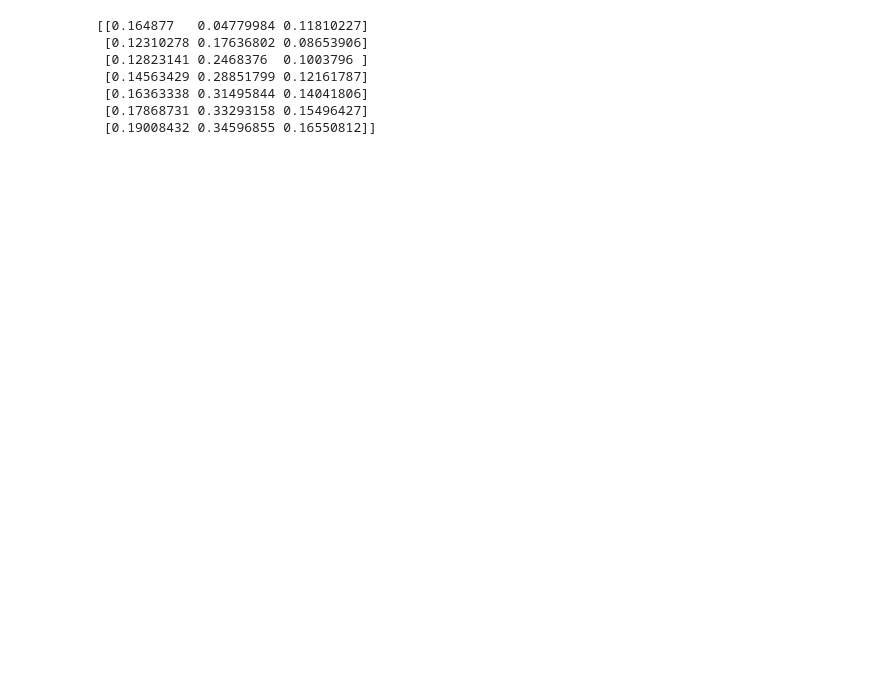
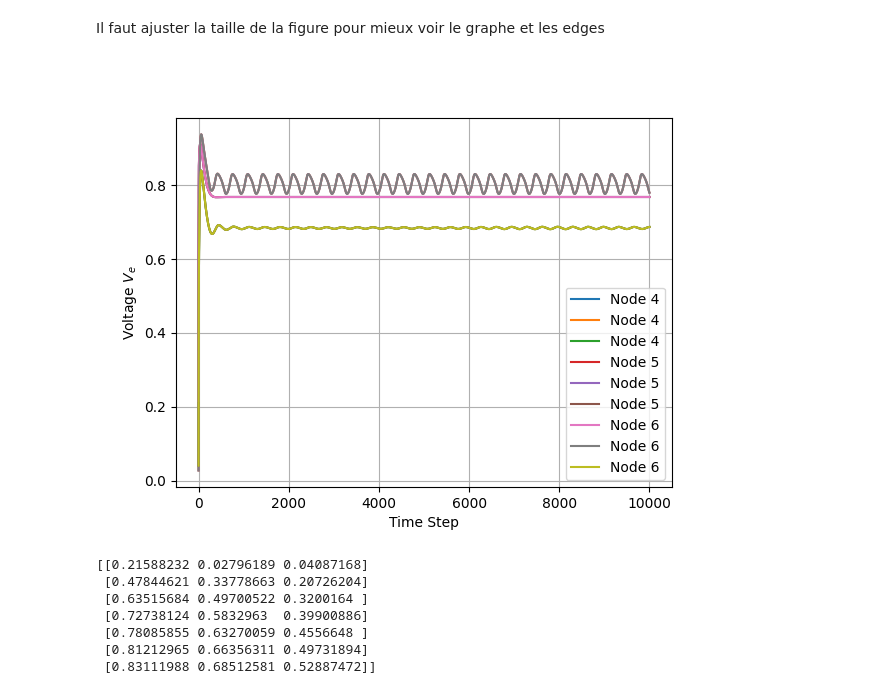
Before and after one commit to ENSLProjects/Numerical_Project, a Jupyter notebook: run/notebook/ToyProblemFN.ipynb, the cells around one changed output. Saved outputs shown, nothing was run; the diff lists cells and outputs as text; code cells hidden in the pictures; blank space fills up the shorter version.

```diff
--- a/run/notebook/ToyProblemFN.ipynb
+++ b/run/notebook/ToyProblemFN.ipynb
@@ -21,7 +25,7 @@ N_nodes = 1000
 std = 0.25
 mean = 0.0
 (xmax, ymax) = (10.0, 10.0)
-f = 0.7 # mean of the poisson of passive nodes per active node
+f = 3 # mean of the poisson of passive nodes per active node
 
 # Evolution parameters : FN
 A = 3.          #0
@@ -35,7 +39,7 @@ params_FN = [A, alpha, Eps,  K,  V_RP, dt]
 # Simulation parameters
 T_max = 10000
 C_r = 1.5
-type_diff = True
+type_diff = "Laplacian"
 # Initial conditions
 State_0 = np.zeros((N_nodes, 3))
 State_0[:, 0] = 0.1 + 0.1 * np.random.randn(N_nodes)  # v_e
@@ -96,25 +191,49 @@ AttributeError: module 'tqdm' has no attribute '__call__'
+# %% [markdown]
+Il faut ajuster la taille de la figure pour mieux voir le graphe et les edges
+# %%
+# 1. Prepare the Matrix (Standard Python/Numpy)
+
+Coupling_Op = get_coupling_operator(Adj, type_diff)
+
+# Ensure data types match for speed
+Coupling_Op = Coupling_Op.astype(np.float64)
+State_0 = State_0.astype(np.float64)
+
+# 2. Run the Simulation
+
+Trajectory = evolve_system(
+    State_0,
+    T_max,
+    params_FN,
+    step_fhn_rk4,
+    N_p,
+    Coupling_Op,
+    C_r,
+    type_diff
+)
 # %%
 # ------------ Some plot of some nodes ---------------
-plt.figure(figsize=(12, 6))
+fig, ax = plt.subplots()
 v_e = Trajectory[:, 4:7, 0]
-plt.plot( np.arange(len(v_e[:,0])),v_e,label=f'Node {4}')
-plt.plot( np.arange(len(v_e[:,1])),v_e,label=f'Node {5}')
-plt.plot( np.arange(len(v_e[:,2])),v_e,label=f'Node {6}')
+ax.plot( np.arange(len(v_e[:,0])),v_e,label=f'Node {4}')
+ax.plot( np.arange(len(v_e[:,1])),v_e,label=f'Node {5}')
+ax.plot( np.arange(len(v_e[:,2])),v_e,label=f'Node {6}')
 
-plt.xlabel('Time Step')
-plt.ylabel('Voltage $V_e$')
-plt.legend()
-plt.grid(True)
+ax.set_xlabel('Time Step')
+ax.set_ylabel('Voltage $V_e$')
+ax.legend()
+ax.grid(True)
 plt.show()
 print(v_e[:7,:])
 # %% [output]
+[figure, added]
-[[0.164877   0.04779984 0.11810227]
- [0.12310278 0.17636802 0.08653906]
- [0.12823141 0.2468376  0.1003796 ]
- [0.14563429 0.28851799 0.12161787]
- [0.16363338 0.31495844 0.14041806]
- [0.17868731 0.33293158 0.15496427]
- [0.19008432 0.34596855 0.16550812]]
+[[0.21588232 0.02796189 0.04087168]
+ [0.47844621 0.33778663 0.20726204]
+ [0.63515684 0.49700522 0.3200164 ]
+ [0.72738124 0.5832963  0.39900886]
+ [0.78085855 0.63270059 0.4556648 ]
+ [0.81212965 0.66356311 0.49731894]
+ [0.83111988 0.68512581 0.52887472]]
 # %%
 activity = Trajectory[:, :, 0]  # Forme (T, N)
 
```
Also changed, not shown: parts of 6 cells of this notebook, 8 other files.
